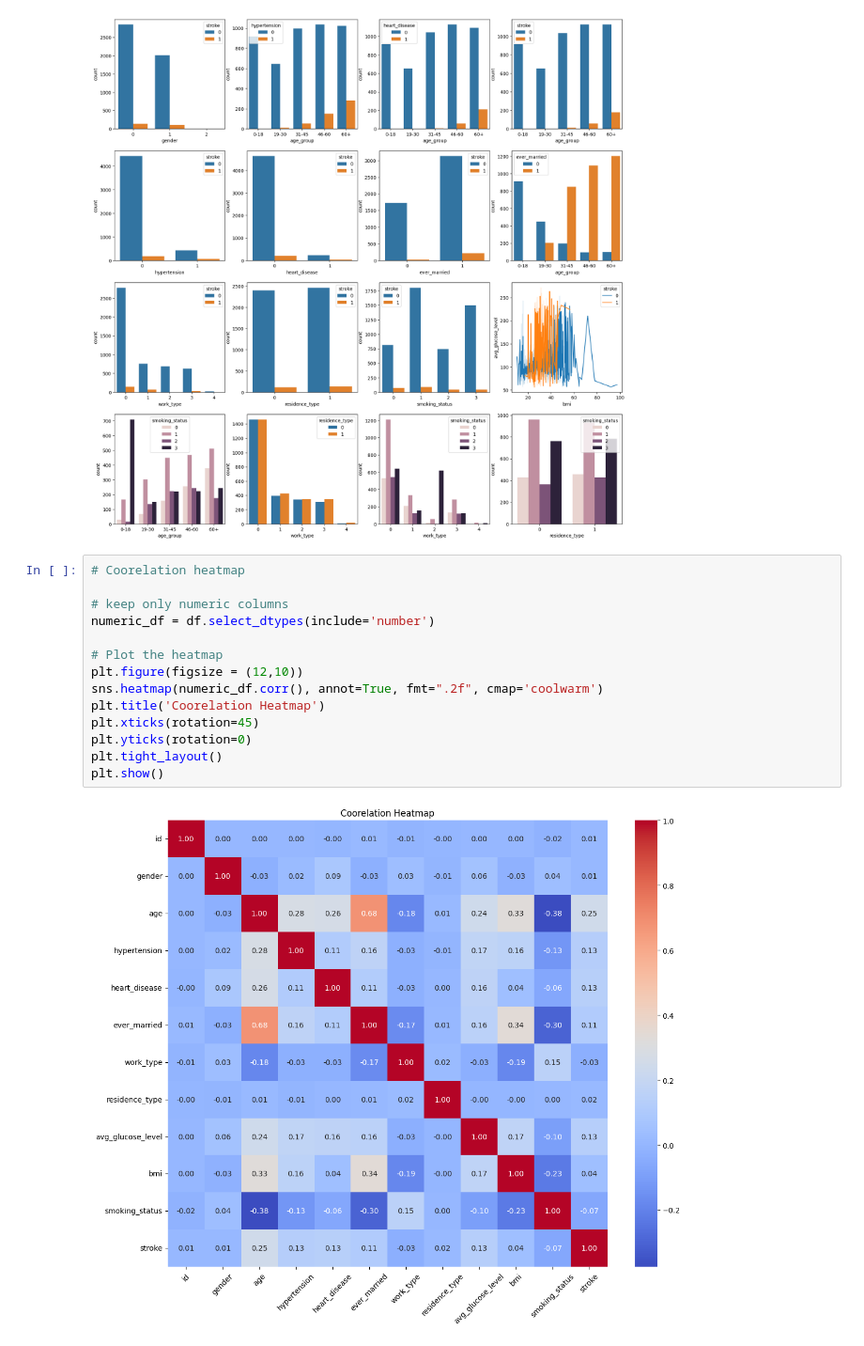
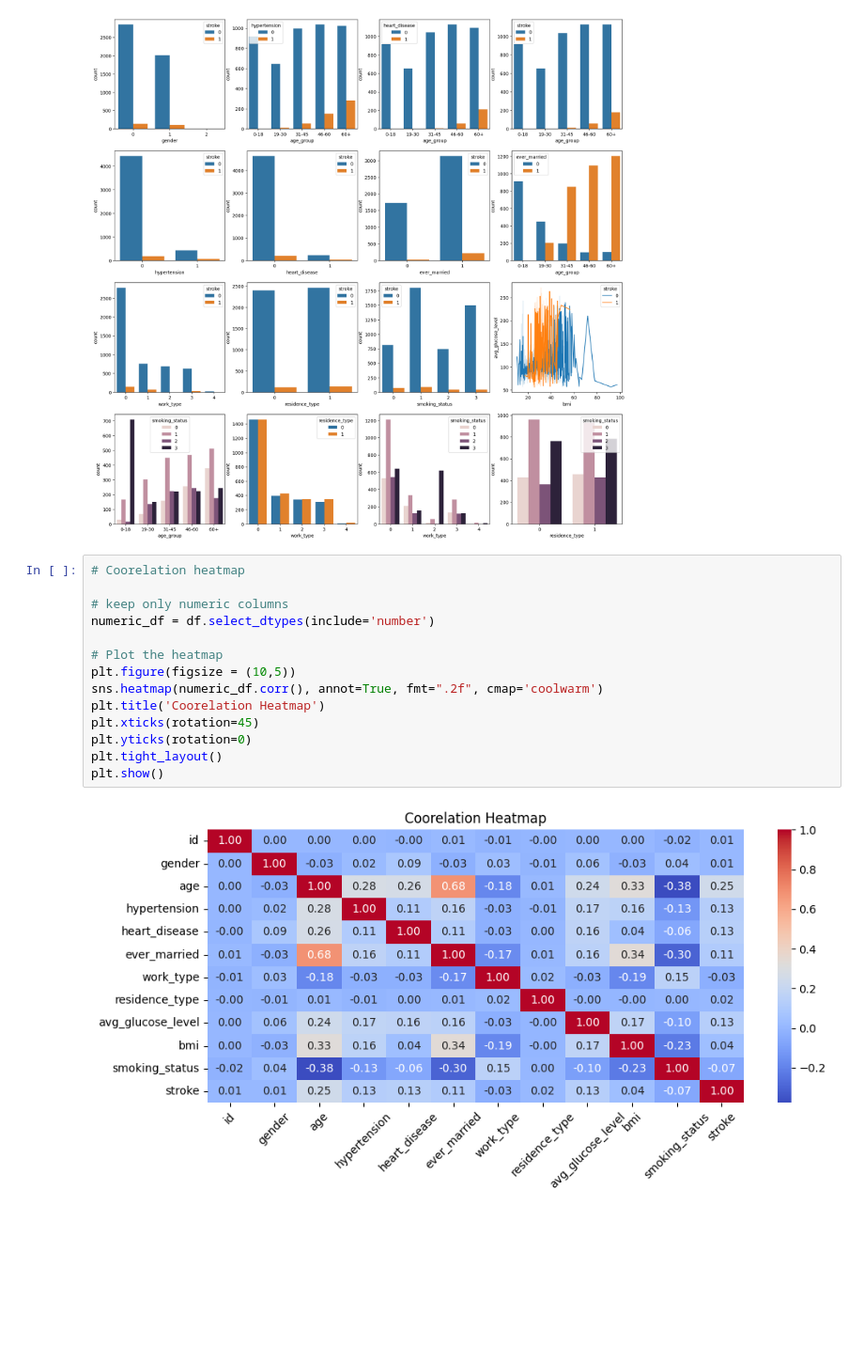
Before and after one commit to omari-kd/Heart-Stroke-Prediction, a Jupyter notebook: 01_notebook/noteboook.ipynb, the cells around one changed output. Shown: that part at 94% size. Saved outputs shown, nothing was run; the diff lists cells and outputs as text; blank space fills up the shorter version.

Commit message:
info: updated the coorelation heatmap

```diff
--- a/01_notebook/noteboook.ipynb
+++ b/01_notebook/noteboook.ipynb
@@ -188,16 +188,16 @@ sns.countplot(x = 'residence_type', data = df,hue = 'smoking_status', ax=ax[3,3]
 # %%
 # Coorelation heatmap
 
 # keep only numeric columns
 numeric_df = df.select_dtypes(include='number')
 
 # Plot the heatmap
-plt.figure(figsize = (12,10))
+plt.figure(figsize = (10,5))
 sns.heatmap(numeric_df.corr(), annot=True, fmt=".2f", cmap='coolwarm')
 plt.title('Coorelation Heatmap')
 plt.xticks(rotation=45)
 plt.yticks(rotation=0)
 plt.tight_layout()
 plt.show()
 # %% [output]
-[figure, old version]
+[figure, new version]
```
